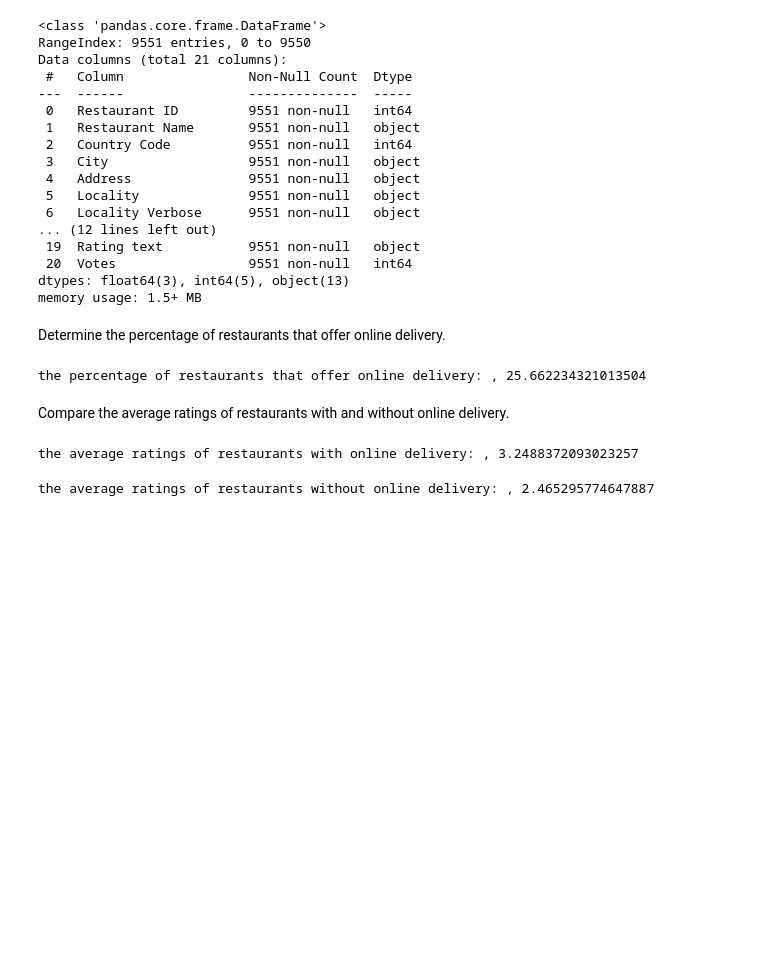
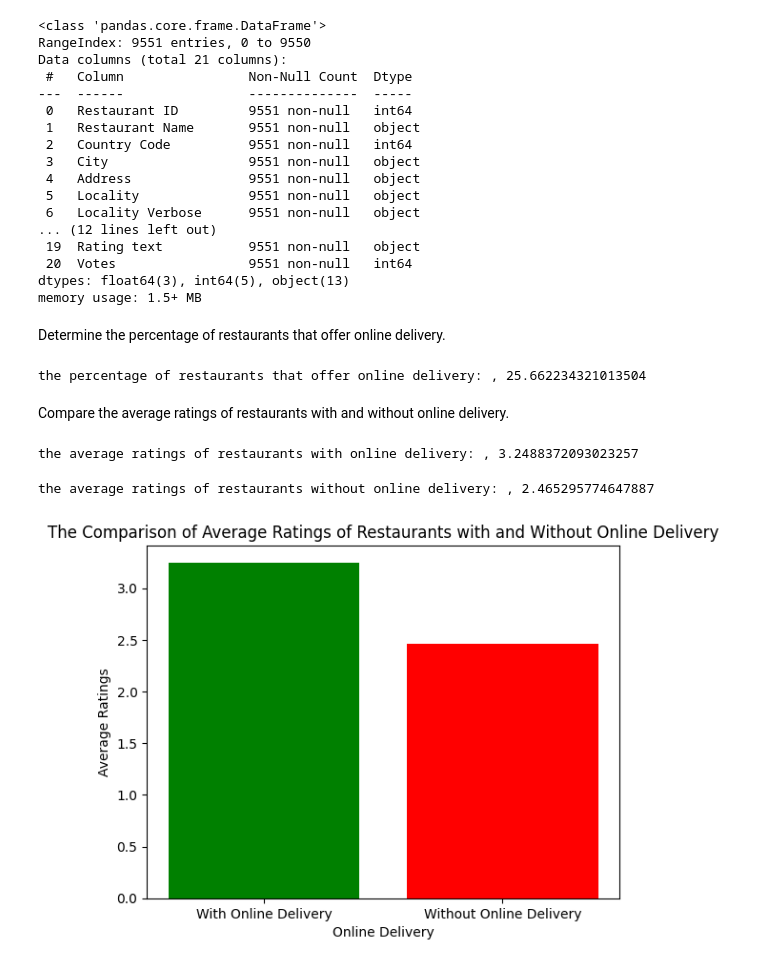
Before and after one commit to sri0324-git/Cognifyz_Internship, a Jupyter notebook: Cognifyz_L1_T4.ipynb, the cells around one changed output. Drawn from its saved outputs; the diff is of its cells as text; code cells hidden in the pictures; blank space fills up the shorter version.

```diff
--- a/Cognifyz_L1_T4.ipynb
+++ b/Cognifyz_L1_T4.ipynb
@@ -63,3 +63,14 @@ average_rating_without_onlinedelivery = restaurant_without_onlinedelivery['Aggre
 print('the average ratings of restaurants without online delivery: ,',average_rating_without_onlinedelivery)
 # %% [output]
 the average ratings of restaurants without online delivery: , 2.465295774647887
+# %%
+labels =['With Online Delivery', 'Without Online Delivery']
+average_ratings=[average_rating_with_onlinedelivery, average_rating_without_onlinedelivery]
+colors =['green', 'red']
+plt.bar(labels, average_ratings, color=colors)
+plt.title("The Comparison of Average Ratings of Restaurants with and Without Online Delivery")
+plt.xlabel("Online Delivery")
+plt.ylabel("Average Ratings")
+plt.show()
+# %% [output]
+[figure, added]
```
